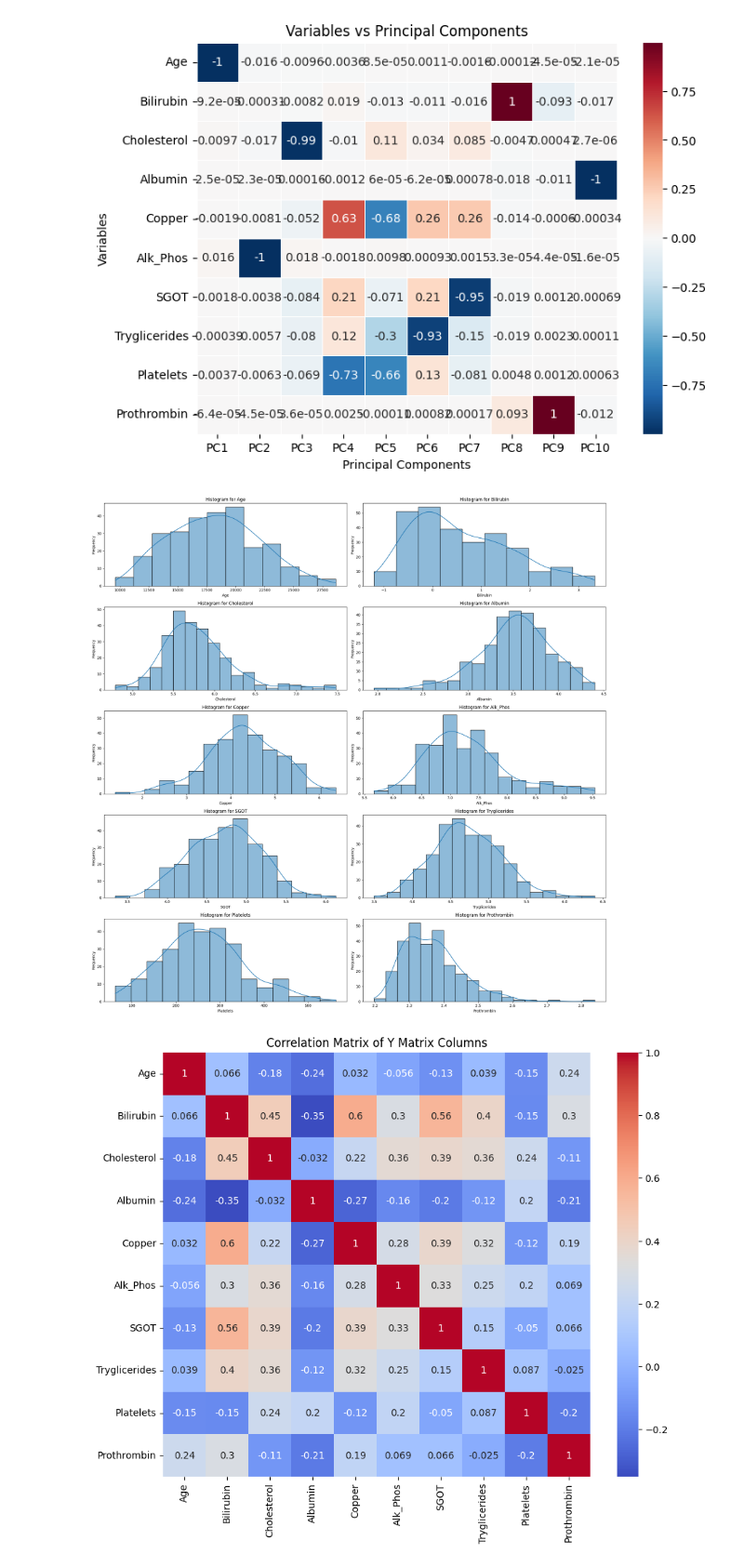
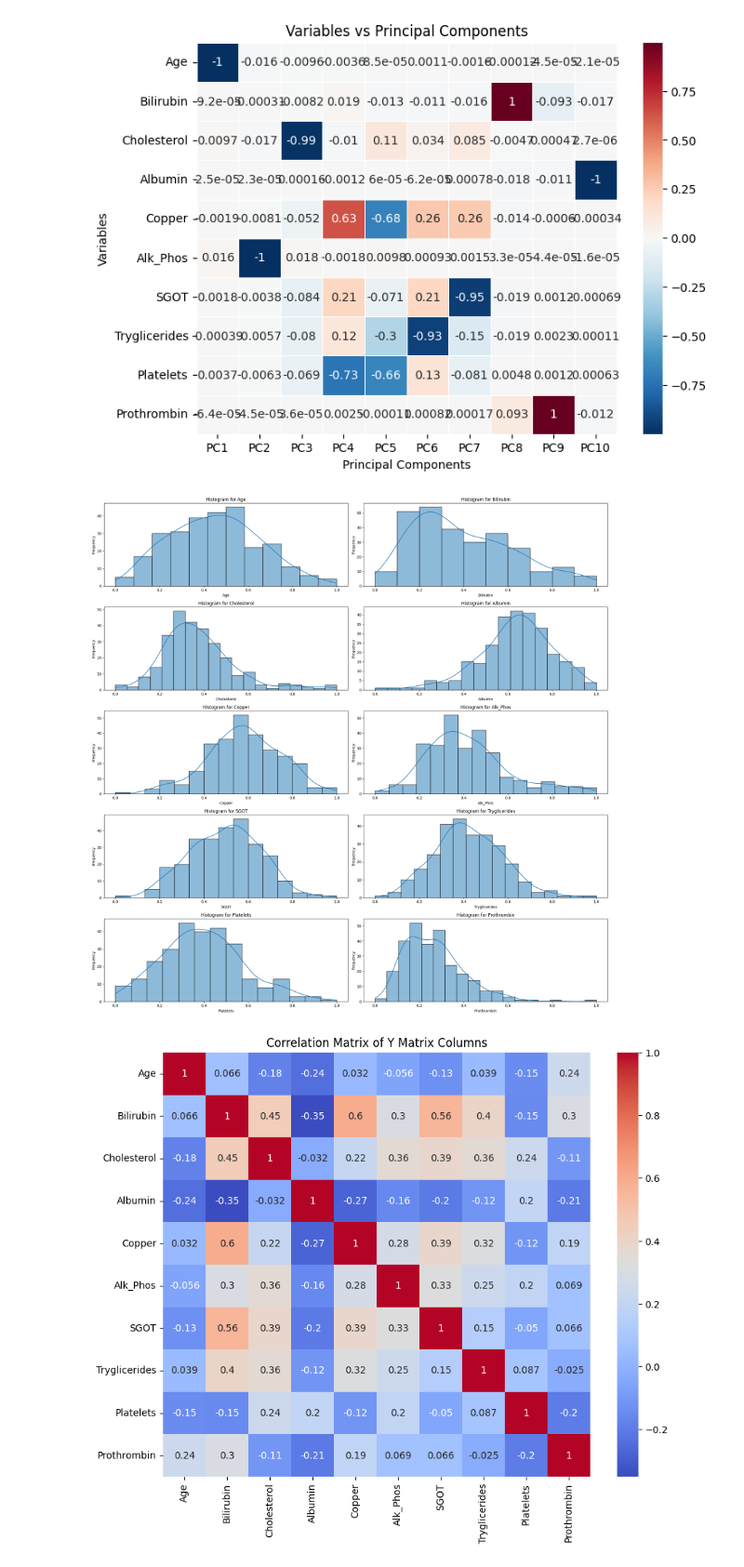
Before and after one commit to OBaldris/IntroML-Project, a Jupyter notebook: PCA.ipynb, the cells around one changed output. Shown at 93% size. Saved outputs shown, nothing was run; the diff lists cells and outputs as text; code cells hidden in the pictures.

```diff
--- a/PCA.ipynb
+++ b/PCA.ipynb
@@ -212,7 +212,7 @@ axes = axes.flatten()
 # Iterate over each column in X
 for i, col_name in enumerate(attributeNames[:-1]):
     # Plot continuous line for the distribution
-    sns.histplot(X[:, i], ax=axes[i], kde=True)
+    sns.histplot(Y[:, i], ax=axes[i], kde=True)
 
     # Set title and labels
     axes[i].set_title(f'Histogram for {col_name}')
@@ -296,41 +296,49 @@ for i, col_id in enumerate(range(0,10)):
 # Subtract mean value from data
 Y = X - np.ones((N, 1)) * X.mean(0)
 
+# scale the data in the range of [0, 1]
+from sklearn.preprocessing import MinMaxScaler
+
+scaler = MinMaxScaler()
+Y_scaled = scaler.fit_transform(X)
+
 # PCA by computing SVD of Y
-U, S, Vh = svd(Y, full_matrices=False)
+U, S, Vh = svd(Y_scaled, full_matrices=False)
 # scipy.linalg.svd returns "Vh", which is the Hermitian (transpose)
 # of the vector V. So, for us to obtain the correct V, we transpose:
 V = Vh.T
 
 # Project the centered data onto principal component space
-Z = Y @ V
+Z = Y_scaled @ V
 # %%
 import matplotlib.pyplot as plt
 import seaborn as sns
+
+
 
 # Create a 4x4 grid of subplots
 fig, axes = plt.subplots(5, 2, figsize=(20, 20))
 
 # Flatten the axes array for easy iteration
 axes = axes.flatten()
 
 # Iterate over each column in X
 for i, col_name in enumerate(attributeNames[:-1]):
     # Plot continuous line for the distribution
-    sns.histplot(X[:, i], ax=axes[i], kde=True)
+    sns.histplot(Y_scaled[:, i], ax=axes[i], kde=True)
 
     # Set title and labels
     axes[i].set_title(f'Histogram for {col_name}')
     axes[i].set_xlabel(col_name)
     axes[i].set_ylabel('Frequency')
 
 # Adjust layout
 plt.tight_layout()
 
 # Show plot
 plt.show()
 # %% [output]
-[figure, old version]
+[figure, new version]
 # %%
 import seaborn as sns
 
```
Also changed, not shown: parts of 4 cells of this notebook.
